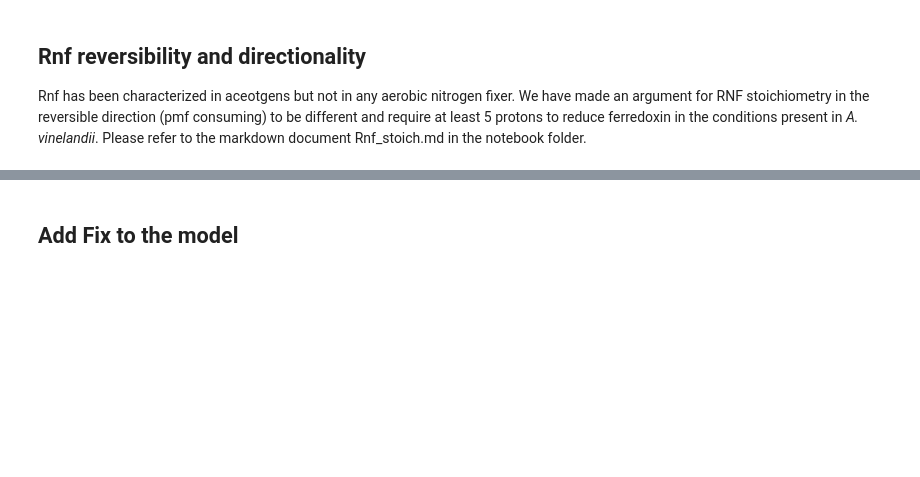
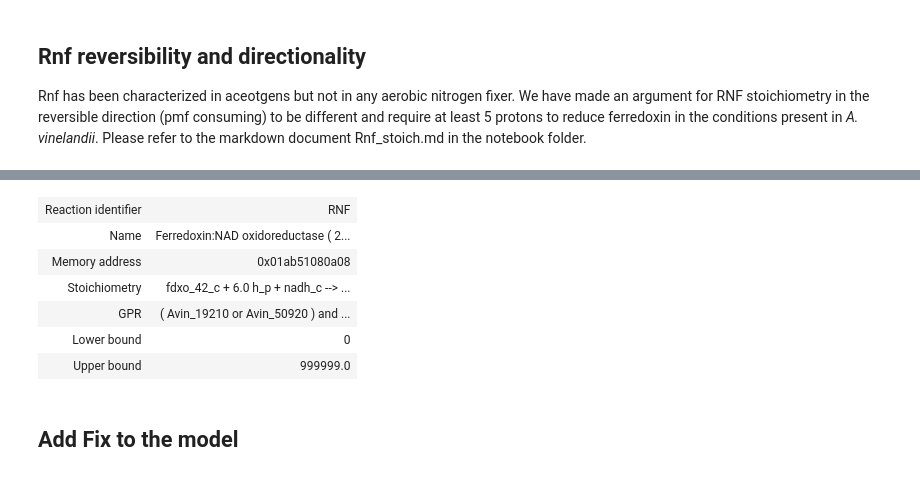
Before and after one commit to alexander-alleman/Azotobactervinelandii_metabolicmodel, a Jupyter notebook: Notebooks/Model Curation and Annotation.ipynb, the cells around one changed output, grey strips where cells are left out. Cells and saved outputs as stored; diff of their text form; code cells hidden in the pictures; blank space fills up the shorter version.

```diff
--- a/Notebooks/Model Curation and Annotation.ipynb
+++ b/Notebooks/Model Curation and Annotation.ipynb
@@ -44,3 +67,14 @@ RNF.gene_reaction_rule
+# %%
+#check new stoichiometery is right
+model.reactions.get_by_id("RNF")
+# %% [output]
+| Reaction identifier | RNF |
+| Name | Ferredoxin:NAD oxidoreductase ( 2... |
+| Memory address | 0x01ab51080a08 |
+| Stoichiometry | fdxo_42_c + 6.0 h_p + nadh_c --> ... |
+| GPR | ( Avin_19210 or Avin_50920 ) and ... |
+| Lower bound | 0 |
+| Upper bound | 999999.0 |
 # %% [markdown]
 ## Add Fix to the model
 # %%
```
Also changed, not shown: parts of 12 cells of this notebook, 16 other files.
